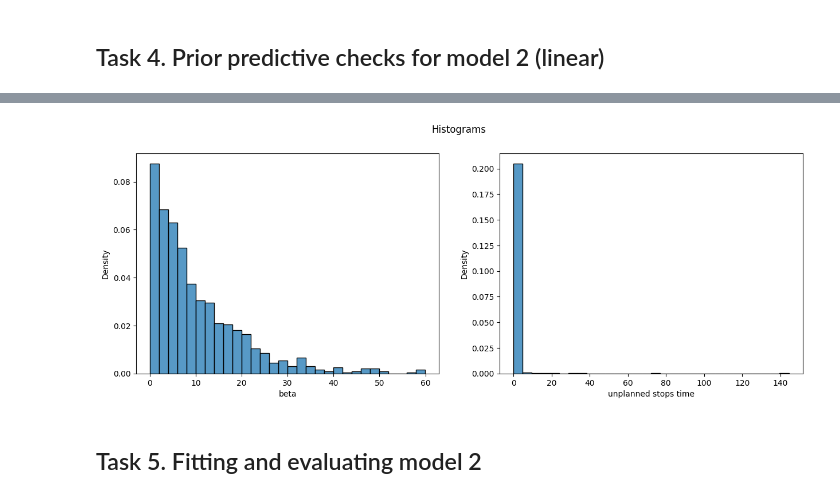
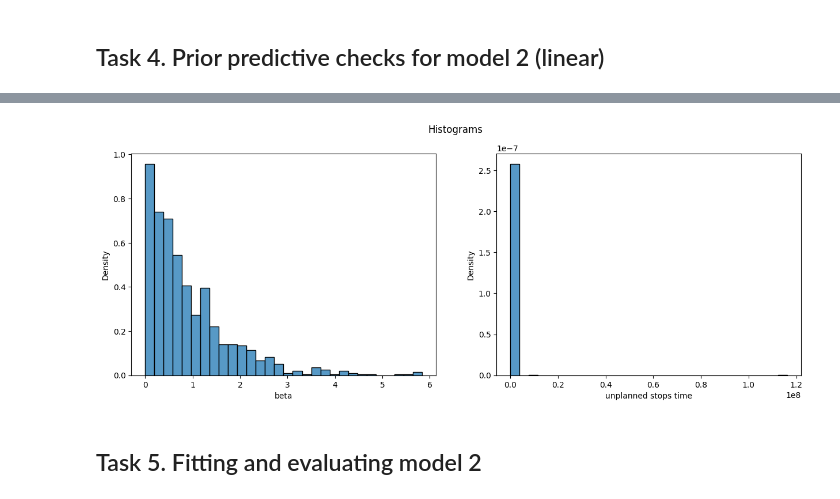
Before and after one commit to Artur-Mzyk/Data-Analytics, a Jupyter notebook: Project/review.ipynb, the cells around one changed output, grey strips where cells are left out. Drawn from its saved outputs; the diff is of its cells as text; code cells hidden in the pictures.

```diff
--- a/Project/review.ipynb
+++ b/Project/review.ipynb
@@ -354,5 +385,5 @@ print(data_sim)
 # %%
 model_2_ppc = CmdStanModel(stan_file="unplanned_stops_linear_ppc.stan")
-data_sim_2 = {'alpha_': 0.1, 'beta_': 0.1}
+data_sim_2 = {'beta_': 1.1, "cycle_time_": 1.2}
 sim_2 = model_2_ppc.sample(data=data_sim_2, iter_sampling=REFRESH, iter_warmup=0, chains=1, refresh=REFRESH, fixed_param=True, seed=SEED)
 # %% [output]
@@ -361,16 +395,16 @@ sim_2 = model_2_ppc.sample(data=data_sim_2, iter_sampling=REFRESH, iter_warmup=0
 # %%
-sim_pd = sim_2.draws_pd()
+sim_2_pd = sim_2.draws_pd()
 
 _, ax = plt.subplots(1, 2, figsize=(15, 5))
-sns.histplot(data=sim_pd, x="beta", stat="density", ax=ax[0], bins=30)
-sns.histplot(data=sim_pd, x="unplanned_stops_time", stat="density", ax=ax[1], bins=30)
+sns.histplot(data=sim_2_pd, x="beta", stat="density", ax=ax[0], bins=30)
+sns.histplot(data=sim_2_pd, x="unplanned_stops_time", stat="density", ax=ax[1], bins=30, log_scale=False)
 
 ax[0].set_xlabel("beta")
 ax[1].set_xlabel("unplanned stops time")
 plt.suptitle("Histograms")
 plt.show()
 # %% [output]
-[figure, old version]
+[figure, new version]
 # %% [markdown]
 ## Task 5. Fitting and evaluating model 2
 # %%
```
Also changed, not shown: parts of 12 cells of this notebook, 1 other file.
